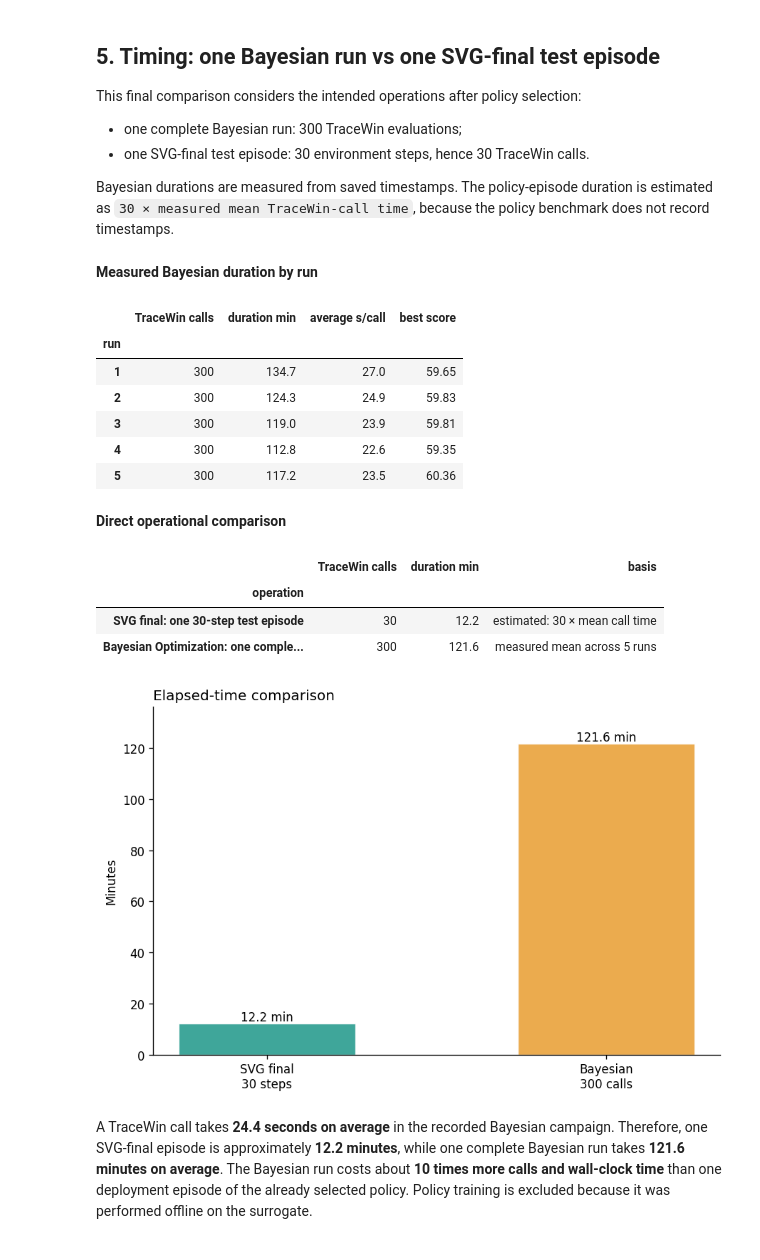
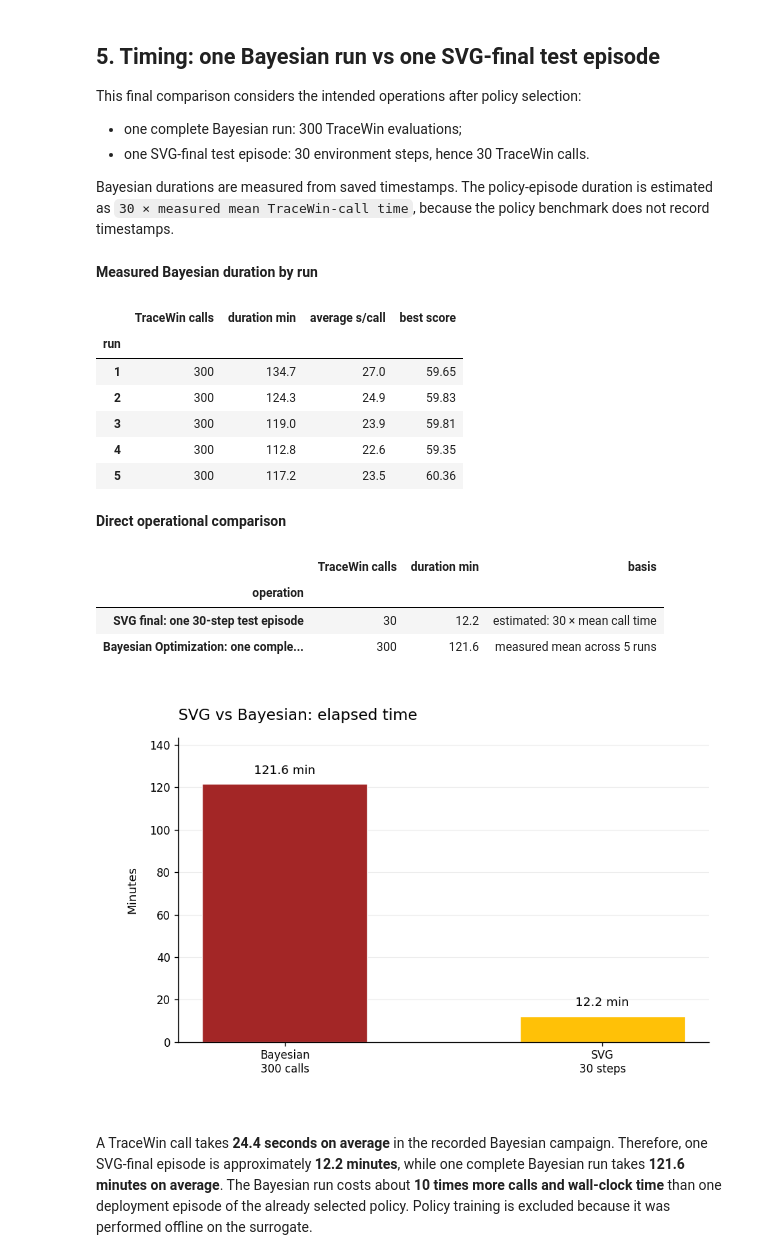
Before and after one commit to boorgoof/rl_beam_optimization, a Jupyter notebook: beam_optimization/results/benchmark_results_summary.ipynb, the cells around one changed output. Drawn from its saved outputs; the diff is of its cells as text; code cells hidden in the pictures.

```diff
--- a/beam_optimization/results/benchmark_results_summary.ipynb
+++ b/beam_optimization/results/benchmark_results_summary.ipynb
@@ -264,54 +315,41 @@ policy_episode_minutes = 30 * mean_call_seconds / 60
 
 display(Markdown("**Measured Bayesian duration by run**"))
 display(bayesian_timing.style.format({
     "duration min": "{:.1f}", "average s/call": "{:.1f}", "best score": "{:.2f}",
 }))
 
 timing_comparison = pd.DataFrame([
-    {"operation": "SVG final: one 30-step test episode", "TraceWin calls": 30,
+    {"operation": "SVG: one 30-step test episode", "TraceWin calls": 30,
      "duration min": policy_episode_minutes, "basis": "estimated: 30 × mean call time"},
     {"operation": "Bayesian Optimization: one complete run", "TraceWin calls": 300,
      "duration min": mean_bayesian_run_minutes, "basis": "measured mean across 5 runs"},
 ]).set_index("operation")
 display(Markdown("**Direct operational comparison**"))
 display(timing_comparison.style.format({"duration min": "{:.1f}"}))
 
-fig, ax = plt.subplots(figsize=(7.5, 5.0))
-labels = ["SVG final\n30 steps", "Bayesian\n300 calls"]
-values = [policy_episode_minutes, mean_bayesian_run_minutes]
-ax.bar(
-    labels,
-    values,
-    color=["#2A9D8F", "#E9A23B"],
-    alpha=0.9,
-    width=0.52,
-    edgecolor="white",
-    linewidth=0.8,
+fig, ax = comparison_bar_chart(
+    ["Bayesian\n300 calls", "SVG\n30 steps"],
+    [mean_bayesian_run_minutes, policy_episode_minutes],
+    "SVG vs Bayesian: elapsed time", "Minutes",
+    [f"{mean_bayesian_run_minutes:.1f} min", f"{policy_episode_minutes:.1f} min"],
 )
-for index, value in enumerate(values):
-    ax.text(index, value, f"{value:.1f} min", ha="center", va="bottom")
-ax.set_title("Elapsed-time comparison", loc="left")
-ax.set_ylabel("Minutes")
-ax.set_ylim(0, max(values) * 1.12)
-ax.grid(axis="y")
-ax.grid(False, axis="x")
-fig.tight_layout()
+fig.savefig(RESULTS_DIR / "svg_vs_bayesian_timing.png", dpi=200)
 plt.show()
 # %% [output]
 **Measured Bayesian duration by run**
 |  | TraceWin calls | duration min | average s/call | best score |
 | run |  |  |  |  |
 | 1 | 300 | 134.7 | 27.0 | 59.65 |
 | 2 | 300 | 124.3 | 24.9 | 59.83 |
 | 3 | 300 | 119.0 | 23.9 | 59.81 |
 | 4 | 300 | 112.8 | 22.6 | 59.35 |
 | 5 | 300 | 117.2 | 23.5 | 60.36 |
 **Direct operational comparison**
 |  | TraceWin calls | duration min | basis |
 | operation |  |  |  |
 | SVG final: one 30-step test episode | 30 | 12.2 | estimated: 30 × mean call time |
 | Bayesian Optimization: one comple... | 300 | 121.6 | measured mean across 5 runs |
-[figure, old version]
+[figure, new version]
 # %% [markdown]
 A TraceWin call takes **24.4 seconds on average** in the recorded Bayesian campaign. Therefore,
 one SVG-final episode is approximately **12.2 minutes**, while one complete Bayesian run takes **121.6
```
Also changed, not shown: parts of 4 cells of this notebook, 3 other files.
